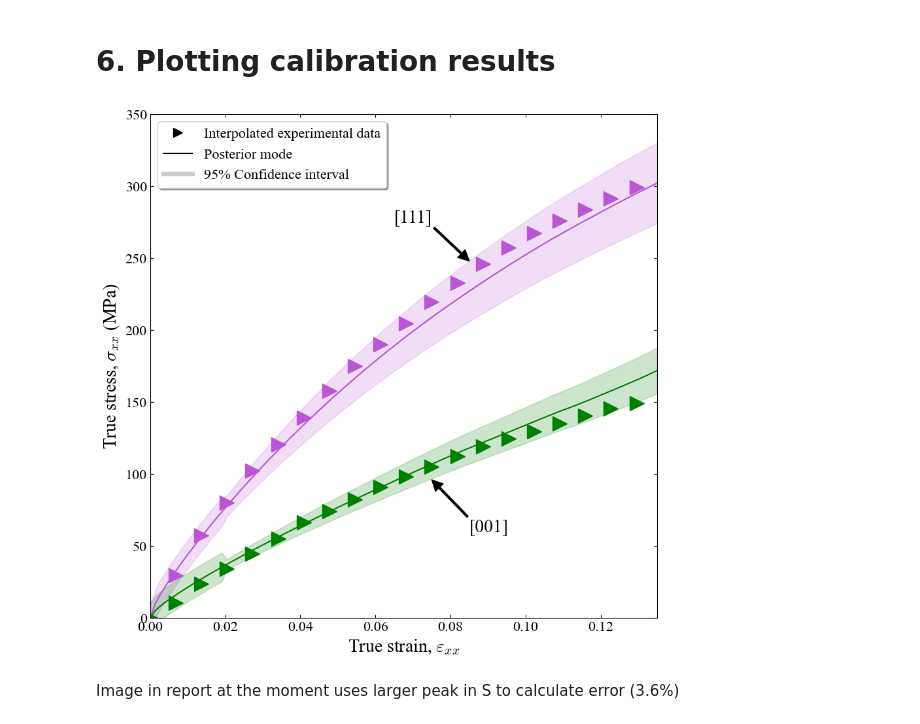
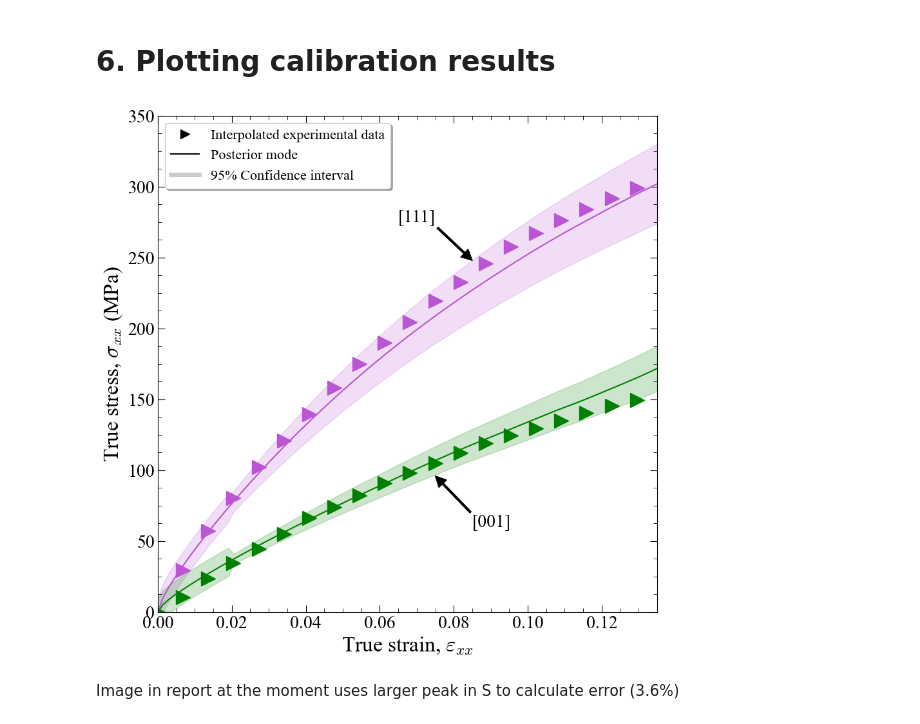
Before and after one commit to mattywarner/PhD_work_package_1, a Jupyter notebook: second_year_report/dislotwin_500_samples_parallel_calibration.ipynb, the cells around one changed output. Cells and saved outputs as stored; diff of their text form; code cells hidden in the pictures.

```diff
--- a/second_year_report/dislotwin_500_samples_parallel_calibration.ipynb
+++ b/second_year_report/dislotwin_500_samples_parallel_calibration.ipynb
@@ -31,10 +19,10 @@ Large batches - 600 sims
 # %%
 # Fixed tau_0 - 5 params, 500 sims
-dislotwin_111_params_file = '/Users/user/Documents/simulations/csf_sims/work_package_1/single_crystal_final/dislotwin_surrogate_training_data/5_params/111_loading/dislotwin_single_crystal_lhs_50k_time_steps_low_rho_5_params_600_sims_2026-06-18_113005_parameters_from_zero_strain.npy'
-dislotwin_111_outputs_file = '/Users/user/Documents/simulations/csf_sims/work_package_1/single_crystal_final/dislotwin_surrogate_training_data/5_params/111_loading/dislotwin_single_crystal_lhs_50k_time_steps_low_rho_5_params_600_sims_2026-06-18_113005_outputs_from_zero_strain.npy'
+dislotwin_111_params_file = './data/dislotwin/train_111/dislotwin_single_crystal_lhs_50k_time_steps_low_rho_5_params_600_sims_2026-06-18_113005_parameters_from_zero_strain.npy'
+dislotwin_111_outputs_file = './data/dislotwin/train_111/dislotwin_single_crystal_lhs_50k_time_steps_low_rho_5_params_600_sims_2026-06-18_113005_outputs_from_zero_strain.npy'
 
-dislotwin_001_params_file = '/Users/user/Documents/simulations/csf_sims/work_package_1/single_crystal_final/dislotwin_surrogate_training_data/5_params/001_loading/dislotwin_single_crystal_lhs_001_50k_time_steps_low_rho_5_params_600_sims_2026-06-18_112615_parameters_from_zero_strain.npy'
-dislotwin_001_outputs_file = '/Users/user/Documents/simulations/csf_sims/work_package_1/single_crystal_final/dislotwin_surrogate_training_data/5_params/001_loading/dislotwin_single_crystal_lhs_001_50k_time_steps_low_rho_5_params_600_sims_2026-06-18_112615_outputs_from_zero_strain.npy'
+dislotwin_001_params_file = './data/dislotwin/train_001/dislotwin_single_crystal_lhs_001_50k_time_steps_low_rho_5_params_600_sims_2026-06-18_112615_parameters_from_zero_strain.npy'
+dislotwin_001_outputs_file = './data/dislotwin/train_001/dislotwin_single_crystal_lhs_001_50k_time_steps_low_rho_5_params_600_sims_2026-06-18_112615_outputs_from_zero_strain.npy'
 # %% [markdown]
 Import test data - 125 sims
 # %%
@@ -491,5 +577,5 @@ print(p_mean_and_stdev)
 # %%
-p0_q = [1.5, 0.2, 3000]
+p0_q = [1.5, 0.05, 3000]
 q_mean_and_stdev = find_means_and_stdevs(X_posterior_dislo[:,2], gaussian, p0_q, [1.1,1.9])
 print(q_mean_and_stdev)
 # %% [output]
@@ -735,38 +821,43 @@ ax_cali_dislo.fill_between(strain_incs,y_opt_dislo_001[0]+ 2*error_opt_dislo_001
 #ax_unc.plot(direct_dislo_001_strain, direct_dislo_001_stress, color='orange', ls = '-.')
 
 legend_elements_cali_dislo = [Line2D([0],[0], color = 'k', label = 'Interpolated experimental data', marker = '>', markersize = 10, ls = 'None'),
                               Line2D([0],[0], color = 'k', label = 'Posterior mode'),
                               Line2D([0],[0], color = 'k', label = '95% Confidence interval', lw = 5, alpha = 0.2)]
 
 #legend_elements_cali_dislo = [Line2D([0], [0], color='k', label='Observation 111',marker = '>', ls = 'None'),
                    #Line2D([0], [0], color='k', label='Observation CI 111 ', lw=5,alpha=0.2),
 #                   Line2D([0], [0], color='g', label='Observation 001',marker = '>', ls = 'None'),
                    #Line2D([0], [0], color='g', label='Observation CI 001 ', lw=5,alpha=0.2),
 #                   Line2D([0], [0], color='r', label='Posterior mode 111'),
 #                   Line2D([0], [0], color='r', label='Posterior CI 111', lw=5,alpha=0.2),
 #                   Line2D([0], [0], color='b', label='Posterior mode 001'),
                    #Line2D([0], [0], color='k', label='Observation CI 111 ', lw=5,alpha=0.2),
 #                   Line2D([0], [0], color='b', label='Posterior CI 001', lw=5,alpha=0.2),
                    #Line2D([0], [0], color='g', label='Phenopowerlaw simulation', ls='dashdot'),
                    #Line2D([0], [0], color = 'magenta', ls = '-.', label = 'Direct [111] sim', lw = 5),
                    #Line2D([0], [0], color = 'orange', ls = '-.', label = 'Direct [001] sim', lw = 5)
 #                    ]
 
 
 ax_cali_dislo.annotate('[111]', xy=(0.085, 248), xytext=(0.065,275), color = 'k', fontsize = 20, arrowprops=dict(facecolor = 'k', edgecolor = 'k', width = 2))
 ax_cali_dislo.annotate('[001]', xy=(0.075, 96), xytext=(0.085,60), color = 'k', fontsize = 20, arrowprops=dict(facecolor = 'k', edgecolor = 'k', width = 2))
 
 ax_cali_dislo.set_xlim(min(strain_incs), max(strain_incs))
 ax_cali_dislo.set_ylim(0,350)
-ax_cali_dislo.set_xlabel(r'True strain, $\varepsilon_{xx}$', fontsize = 20, math_fontfamily = 'cm')
-ax_cali_dislo.set_ylabel(r'True stress, $\sigma_{xx}$ (MPa)', fontsize = 20, math_fontfamily = 'cm')
-ax_cali_dislo.tick_params(direction = 'in', top = True, right = True, labelsize = 16)
+ax_cali_dislo.set_xlabel(r'True strain, $\varepsilon_{xx}$', fontsize = 24, math_fontfamily = 'cm')
+ax_cali_dislo.set_ylabel(r'True stress, $\sigma_{xx}$ (MPa)', fontsize = 24, math_fontfamily = 'cm')
+ax_cali_dislo.tick_params(which = 'both', direction = 'in', top = True, right = True, labelsize = 20)
+ax_cali_dislo.tick_params(which = 'minor', length = 4)
+ax_cali_dislo.tick_params(which = 'major', length = 8)
+
+ax_cali_dislo.xaxis.set_minor_locator(AutoMinorLocator(4))
+ax_cali_dislo.yaxis.set_minor_locator(AutoMinorLocator(4))
 
 ax_cali_dislo.legend(handles=legend_elements_cali_dislo, ncol=1, fontsize = 16, shadow = True)
 
-#plt.savefig('dislotwin_calibrated_stress-strain_curves_with_exp_uncertainty.png', dpi=800)
+plt.savefig('./plots/stress_strain_calibration/dislotwin_calibrated_stress-strain_curves_with_exp_uncertainty.png', dpi=800)
 # %% [output]
-[figure, old version]
+[figure, new version]
 # %% [markdown]
 Image in report at the moment uses larger peak in S to calculate error (3.6%)
 # %% [markdown]
```
Also changed, not shown: parts of 37 cells of this notebook, 5 other files.
